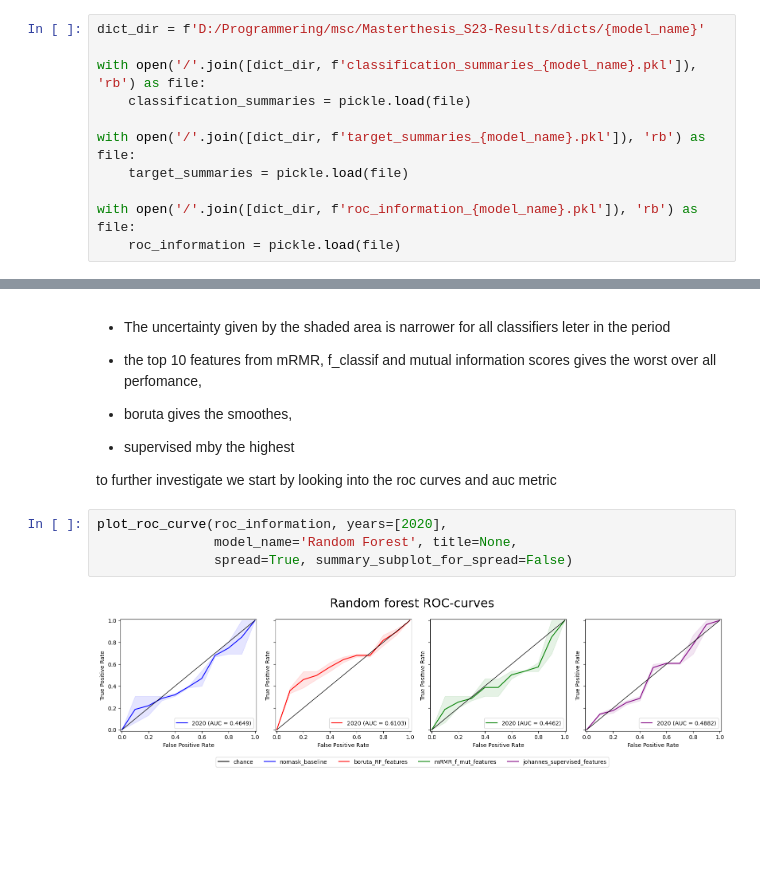
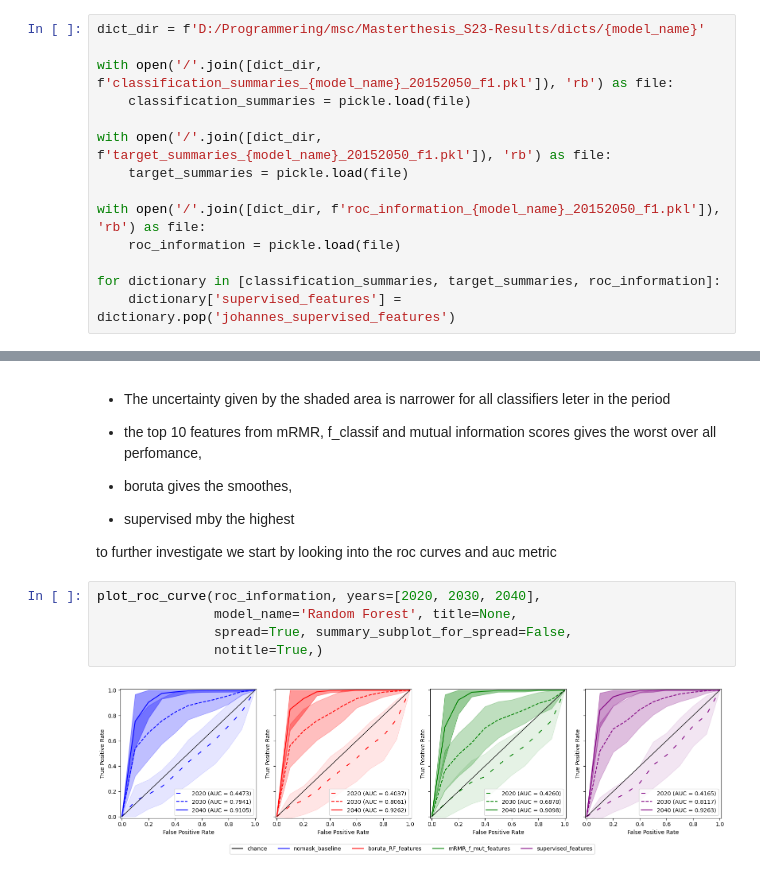
Before and after one commit to Johannesfjeldsaa/Masterthesis_S23, a Jupyter notebook: 07a - investigate RF results.ipynb, the cells around one changed output, grey strips where cells are left out. Saved outputs shown, nothing was run; the diff lists cells and outputs as text; blank space fills up the shorter version.

Commit message:
all classification results

```diff
--- a/07a - investigate RF results.ipynb
+++ b/07a - investigate RF results.ipynb
@@ -18,14 +25,17 @@ start by importing the result dictionaries
 # %%
 dict_dir = f'D:/Programmering/msc/Masterthesis_S23-Results/dicts/{model_name}'
 
-with open('/'.join([dict_dir, f'classification_summaries_{model_name}.pkl']), 'rb') as file:
+with open('/'.join([dict_dir, f'classification_summaries_{model_name}_20152050_f1.pkl']), 'rb') as file:
     classification_summaries = pickle.load(file)
 
-with open('/'.join([dict_dir, f'target_summaries_{model_name}.pkl']), 'rb') as file:
+with open('/'.join([dict_dir, f'target_summaries_{model_name}_20152050_f1.pkl']), 'rb') as file:
     target_summaries = pickle.load(file)
 
-with open('/'.join([dict_dir, f'roc_information_{model_name}.pkl']), 'rb') as file:
+with open('/'.join([dict_dir, f'roc_information_{model_name}_20152050_f1.pkl']), 'rb') as file:
     roc_information = pickle.load(file)
+
+for dictionary in [classification_summaries, target_summaries, roc_information]:
+    dictionary['supervised_features'] = dictionary.pop('johannes_supervised_features')
 # %% [markdown]
 Firstly we have the performance plots that gives us and overview
 # %%
@@ -44,8 +59,9 @@ plot_performance(classification_summaries, metric='accuracy', years=list(range(2
 
 to further investigate we start by looking into the roc curves and auc metric
 # %%
-plot_roc_curve(roc_information, years=[2020],
+plot_roc_curve(roc_information, years=[2020, 2030, 2040],
                model_name='Random Forest', title=None,
-               spread=True, summary_subplot_for_spread=False)
+               spread=True, summary_subplot_for_spread=False,
+               notitle=True,)
 # %% [output]
-[figure, old version]
+[figure, new version]
```
Also changed, not shown: parts of 5 cells of this notebook, 18 other files.
